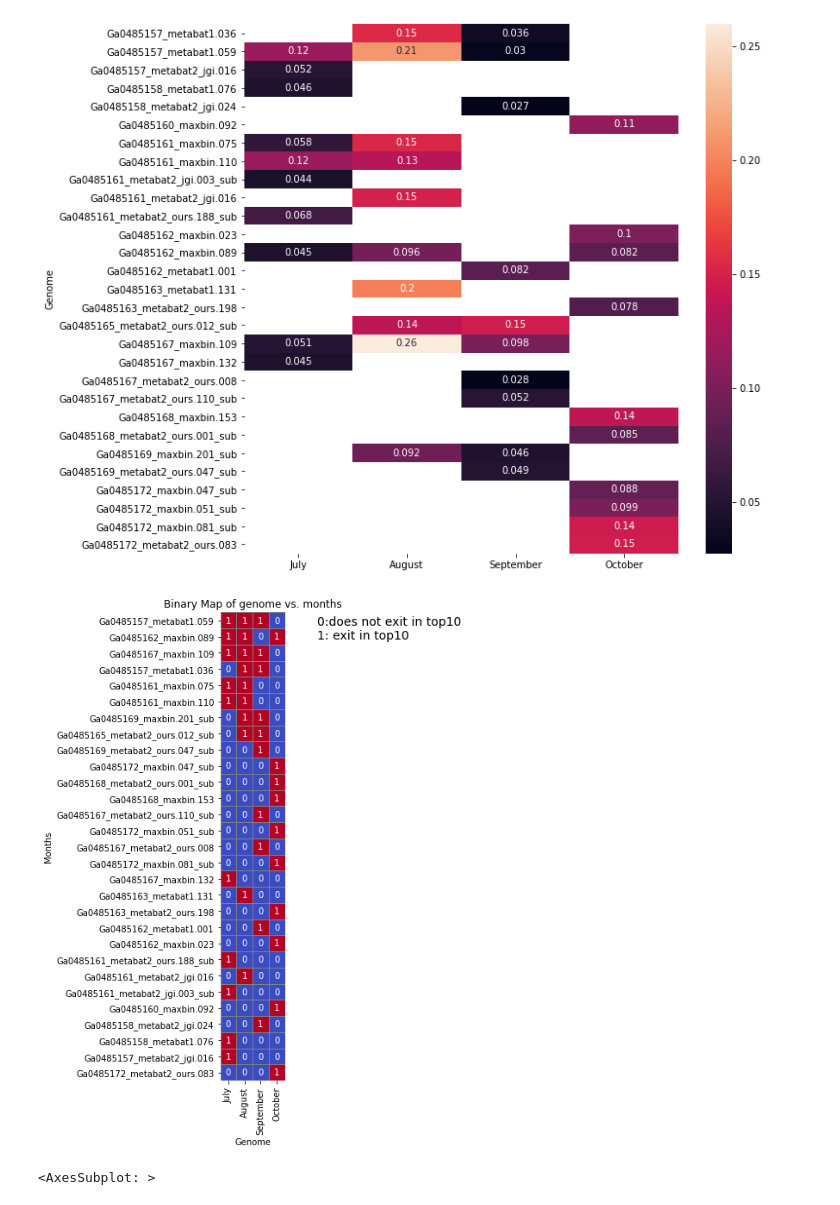
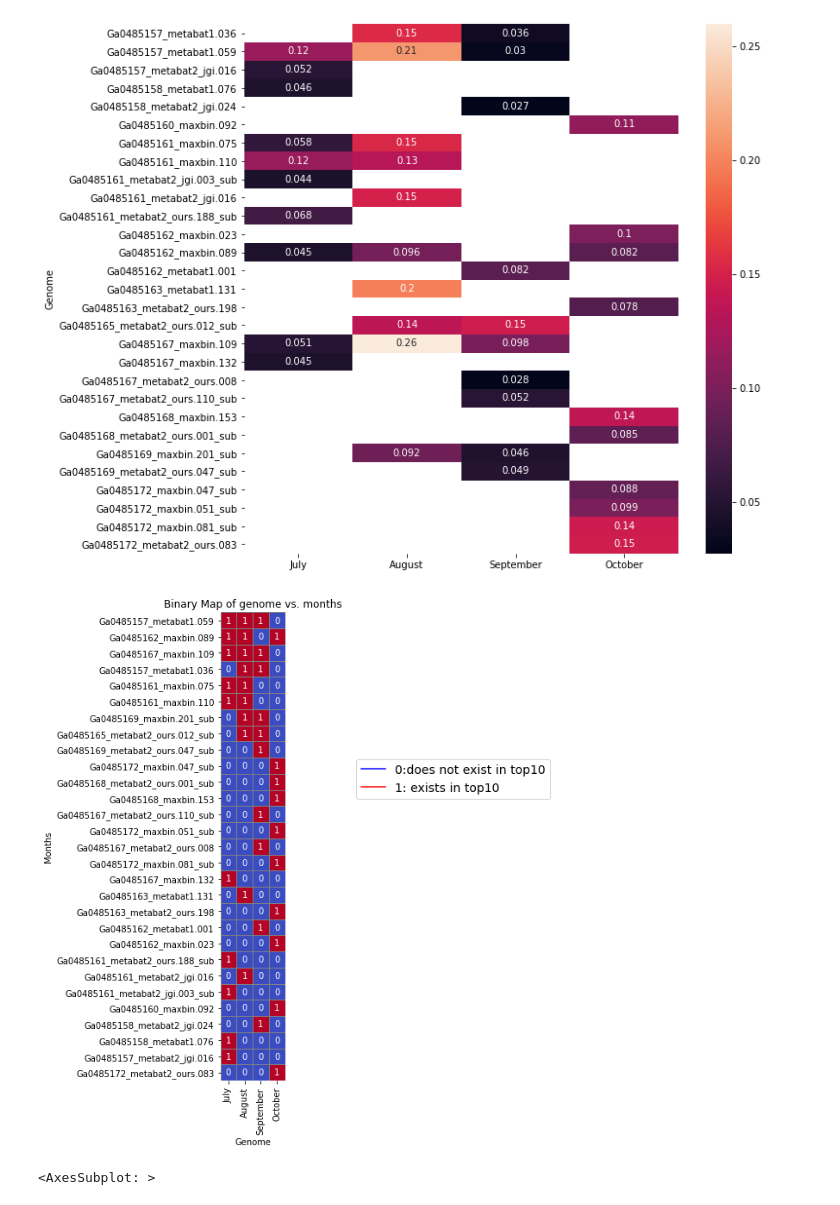
Before and after one commit to solislemuslab/lake-microbiome-data-analysis, a Jupyter notebook: lake-microbiome.ipynb, the cells around one changed output. Saved outputs shown, nothing was run; the diff lists cells and outputs as text; code cells hidden in the pictures.

```diff
--- a/lake-microbiome.ipynb
+++ b/lake-microbiome.ipynb
@@ -784,37 +799,53 @@ p3 = sns.heatmap(df_top10_month,annot=True)
 None
 # %% [output]
 [figure]
-# %%
-
-# Create the binary plot
-fig, ax = plt.subplots(figsize=(10,10))
-
-# Replace NaN values with 0
-df_top10_month_binary= df_top10_month.fillna(0)
-
-# Replace non-zero values with 1
-df_binary = df_top10_month_binary.where(df_top10_month_binary == 0, other=1)
-
-# Sort the rows based on their sum
-df_binary = df_binary.loc[df_binary.sum(axis=1).sort_values(ascending=False).index]
-
-# Create a heatmap with binary values
-sns.heatmap(df_binary, annot=True, cmap='coolwarm', vmin=0, vmax=1,
-            cbar=False, square=True, linewidths=0.5, linecolor='gray')
-
-# Add the custom legend
-ax.text(6, 1, '0:does not exit in top10\n1: exit in top10', ha='left', va='center', fontsize=14)
-
-# Add axis labels and title
-ax.set_xlabel('Genome')
-ax.set_ylabel('Months')
-ax.set_title('Binary Map of genome vs. months')
-
-# Show the plot
-plt.savefig('Binary Map of genome vs. months.png')
-plt.show()
-# %% [output]
-[figure, removed]
+# %%
+
+# Create the binary plot
+fig, ax = plt.subplots(figsize=(10,10))
+
+# Replace NaN values with 0
+df_top10_month_binary= df_top10_month.fillna(0)
+
+# Replace non-zero values with 1
+df_binary = df_top10_month_binary.where(df_top10_month_binary == 0, other=1)
+
+# Sort the rows based on their sum
+df_binary = df_binary.loc[df_binary.sum(axis=1).sort_values(ascending=False).index]
+
+# Create a heatmap with binary values
+sns.heatmap(df_binary, annot=True, cmap='coolwarm', vmin=0, vmax=1,
+            cbar=False, square=True, linewidths=0.5, linecolor='gray')
+
+# Add the custom legend
+
+legend_text = '0:does not exist in top10\n1: exists in top10'
+
+handles = []
+labels = legend_text.split('\n')
+for label in labels:
+    parts = label.split(':')
+    color = 'red' if parts[0] == '1' else 'blue'
+    handles.append(ax.plot([], [], color=color, label=label)[0])
+
+# Specify the exact location of the legend
+x = 5
+y = 0.5
+width = 0.2
+height = 0.2
+
+ax.legend(handles=handles, bbox_to_anchor=(x, y, width, height), fontsize=14)
+
+# Add axis labels and title
+ax.set_xlabel('Genome')
+ax.set_ylabel('Months')
+ax.set_title('Binary Map of genome vs. months')
+
+# Show the plot
+plt.savefig('Binary Map of genome vs. months.png')
+plt.show()
+# %% [output]
+[figure, added]
 # %%
 # data_sorted
 # %%
```
Also changed, not shown: parts of 4 cells of this notebook, 2 other files.
